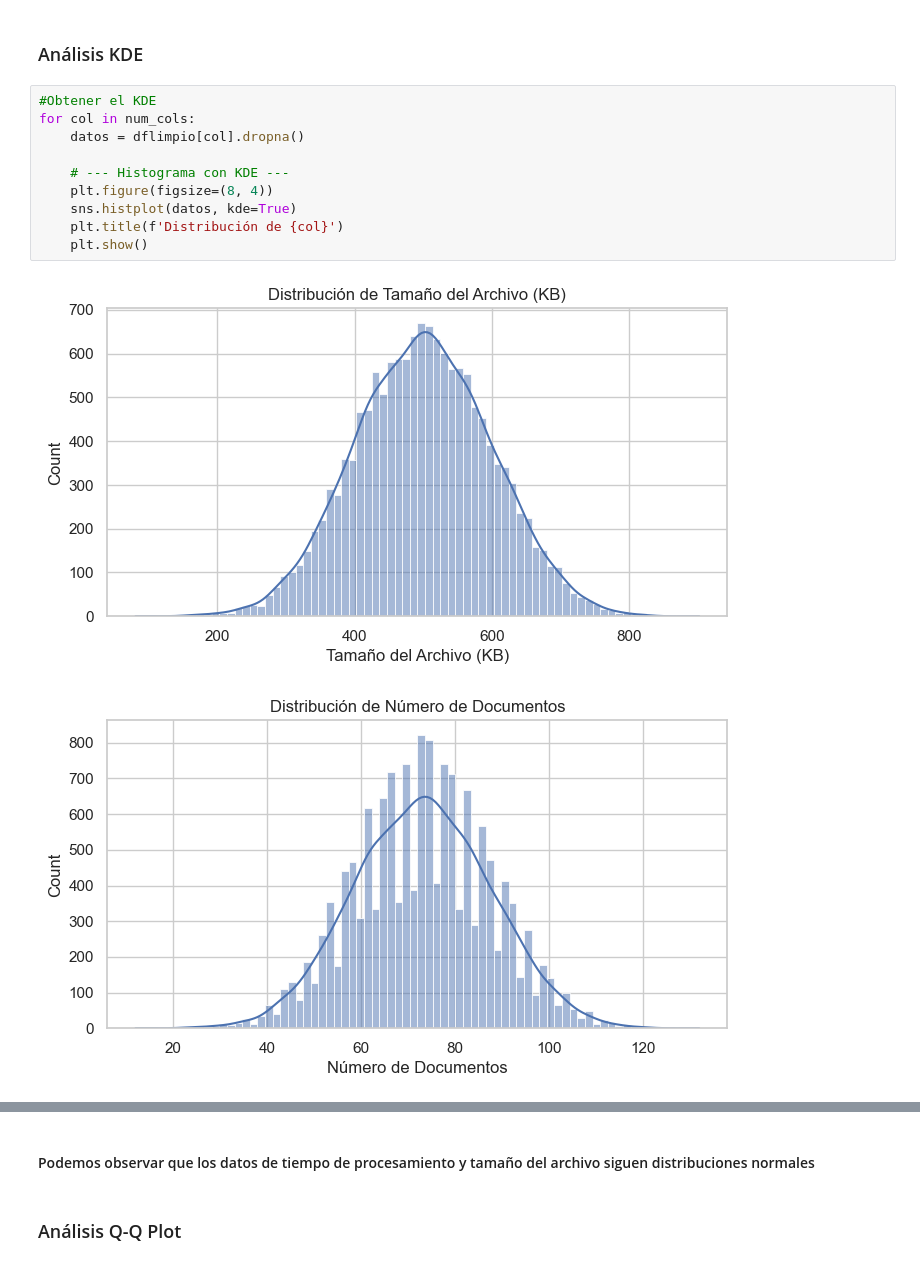
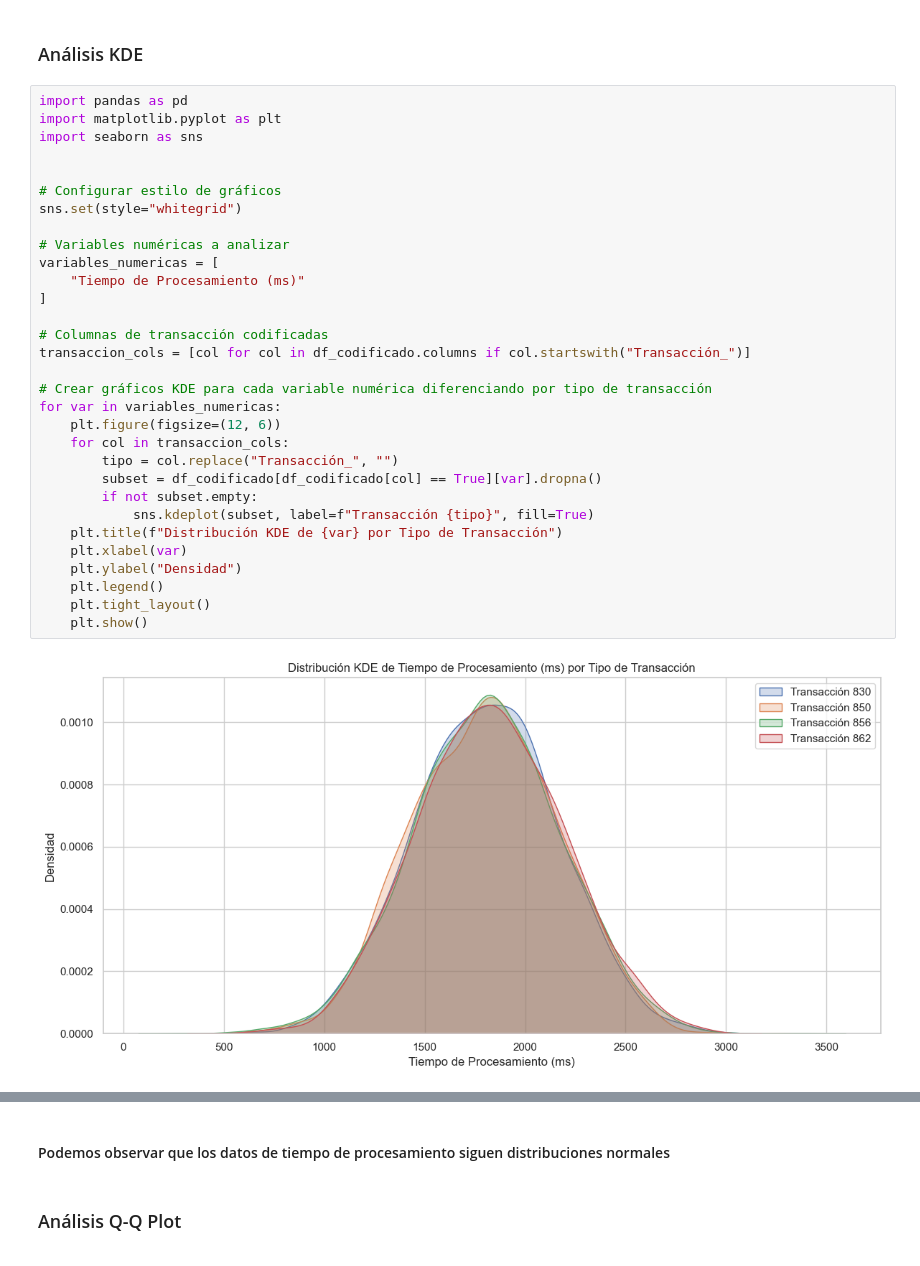
Before and after one commit to isccastillo1977/evidencia1-analisis-estadistico-al05089145, a Jupyter notebook: evidencia1-al05089145-JesusCastillo.ipynb, the cells around one changed output, grey strips where cells are left out. Saved outputs shown, nothing was run; the diff lists cells and outputs as text.

```diff
--- a/evidencia1-al05089145-JesusCastillo.ipynb
+++ b/evidencia1-al05089145-JesusCastillo.ipynb
@@ -218,15 +243,35 @@ resumen_normalidad = pd.DataFrame(columns=['Variable', 'Estadístico', 'p-valor'
 # %% [markdown]
 <H3>Análisis KDE</H3>
 # %%
-#Obtener el KDE
-for col in num_cols:
-    datos = dflimpio[col].dropna()
+import pandas as pd
+import matplotlib.pyplot as plt
+import seaborn as sns
 
-    # --- Histograma con KDE ---
-    plt.figure(figsize=(8, 4))
-    sns.histplot(datos, kde=True)
-    plt.title(f'Distribución de {col}')
+
+# Configurar estilo de gráficos
+sns.set(style="whitegrid")
+
+# Variables numéricas a analizar
+variables_numericas = [
+    "Tiempo de Procesamiento (ms)"
+]
+
+# Columnas de transacción codificadas
+transaccion_cols = [col for col in df_codificado.columns if col.startswith("Transacción_")]
+
+# Crear gráficos KDE para cada variable numérica diferenciando por tipo de transacción
+for var in variables_numericas:
+    plt.figure(figsize=(12, 6))
+    for col in transaccion_cols:
+        tipo = col.replace("Transacción_", "")
+        subset = df_codificado[df_codificado[col] == True][var].dropna()
+        if not subset.empty:
+            sns.kdeplot(subset, label=f"Transacción {tipo}", fill=True)
+    plt.title(f"Distribución KDE de {var} por Tipo de Transacción")
+    plt.xlabel(var)
+    plt.ylabel("Densidad")
+    plt.legend()
+    plt.tight_layout()
     plt.show()
 # %% [output]
-[figure, old version]
+[figure, new version]
-[figure, removed]
@@ -234,5 +278,5 @@ for col in num_cols:
 # %% [markdown]
-<H4>Podemos observar que los datos de tiempo de procesamiento y tamaño del archivo siguen distribuciones normales</H4>
+<H4>Podemos observar que los datos de tiempo de procesamiento siguen distribuciones normales</H4>
 # %% [markdown]
 <h3>Análisis Q-Q Plot</h3>
 # %%
```
Also changed, not shown: parts of 22 cells of this notebook, 1 other file.
